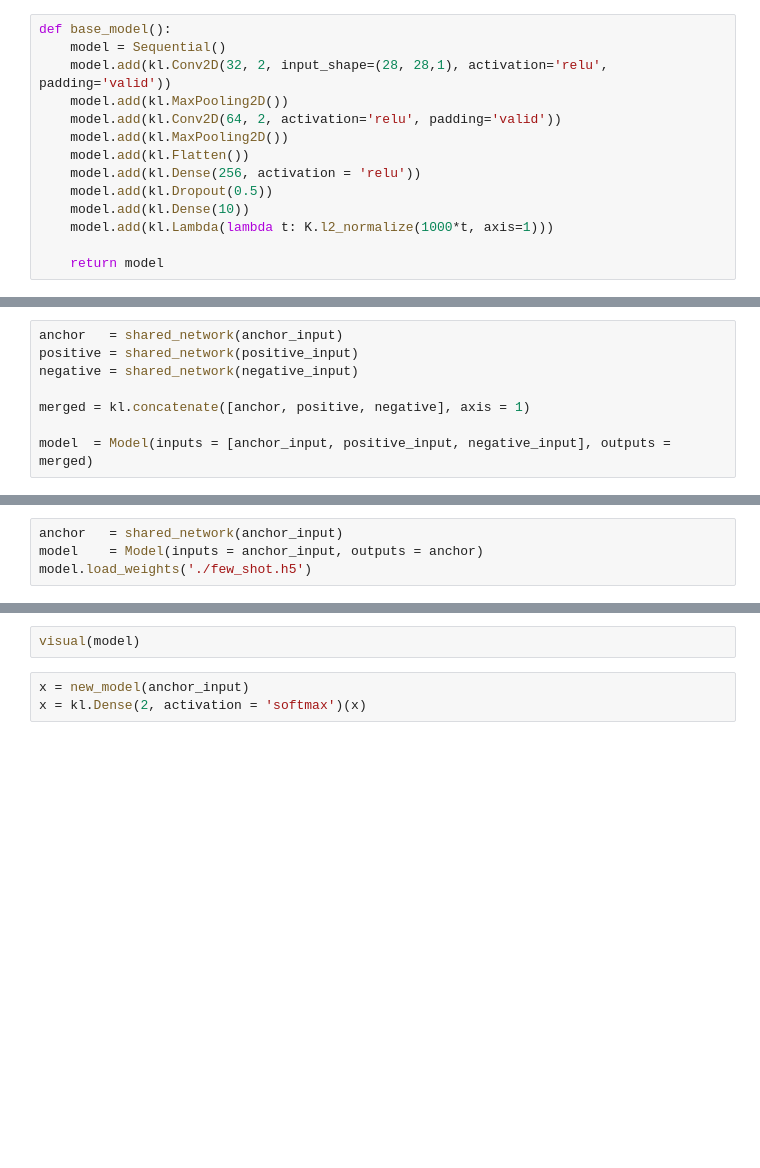
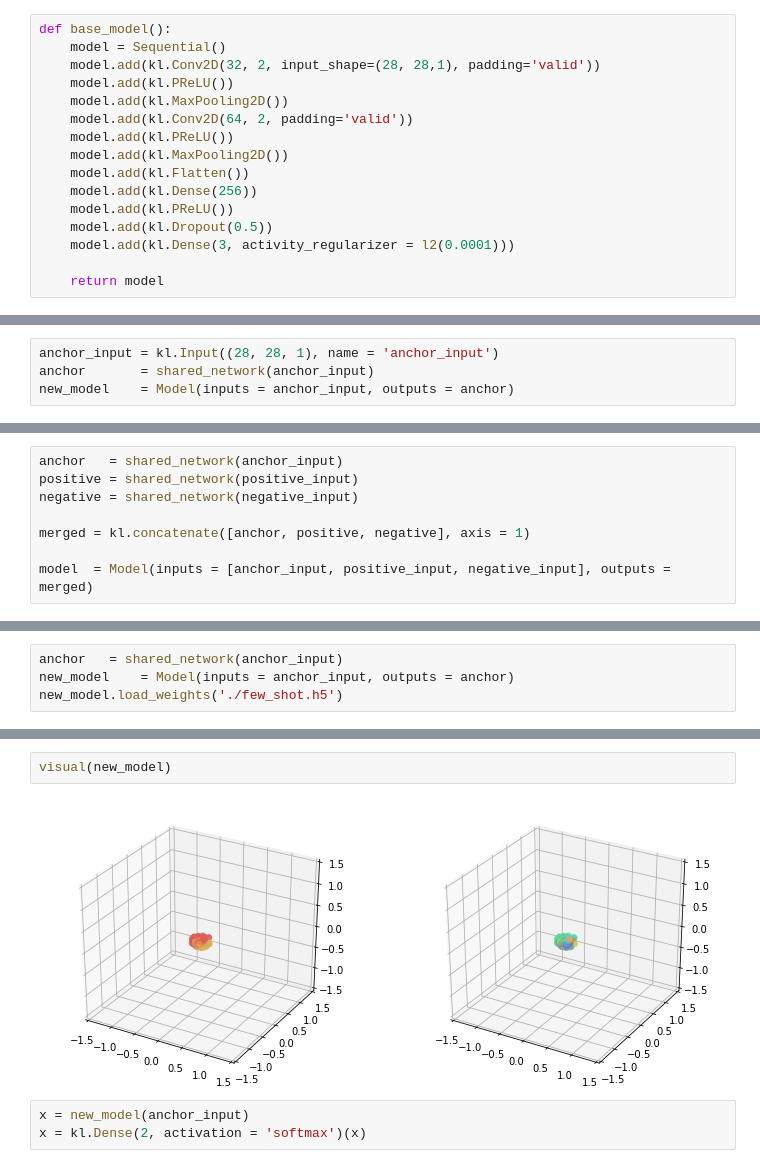
Before and after one commit to Sarapuce/Triplet_loss, a Jupyter notebook: Few shot learning.ipynb, the cells around one changed output, grey strips where cells are left out. Saved outputs shown, nothing was run; the diff lists cells and outputs as text; blank space fills up the shorter version.

Commit message:
Model still collapsing going to pytorch

```diff
--- a/Few shot learning.ipynb
+++ b/Few shot learning.ipynb
@@ -204,15 +186,17 @@ negative_input = kl.Input((28, 28, 1), name = 'negative_input')
 # %%
 def base_model():
     model = Sequential()
-    model.add(kl.Conv2D(32, 2, input_shape=(28, 28,1), activation='relu', padding='valid'))
+    model.add(kl.Conv2D(32, 2, input_shape=(28, 28,1), padding='valid'))
+    model.add(kl.PReLU())
     model.add(kl.MaxPooling2D())
-    model.add(kl.Conv2D(64, 2, activation='relu', padding='valid'))
+    model.add(kl.Conv2D(64, 2, padding='valid'))
+    model.add(kl.PReLU())
     model.add(kl.MaxPooling2D())
     model.add(kl.Flatten())
-    model.add(kl.Dense(256, activation = 'relu'))
+    model.add(kl.Dense(256))
+    model.add(kl.PReLU())
     model.add(kl.Dropout(0.5))
-    model.add(kl.Dense(10))
-    model.add(kl.Lambda(lambda t: K.l2_normalize(1000*t, axis=1)))
+    model.add(kl.Dense(3, activity_regularizer = l2(0.0001)))
 
     return model
 # %%
@@ -295,0 +278,4 @@ Use tf.cast instead.
+# %%
+anchor_input = kl.Input((28, 28, 1), name = 'anchor_input')
+anchor       = shared_network(anchor_input)
+new_model    = Model(inputs = anchor_input, outputs = anchor)
@@ -354,4 +359,4 @@ for _ in tqdm(range(epoch)):
 # %%
 anchor   = shared_network(anchor_input)
-model    = Model(inputs = anchor_input, outputs = anchor)
-model.load_weights('./few_shot.h5')
+new_model    = Model(inputs = anchor_input, outputs = anchor)
+new_model.load_weights('./few_shot.h5')
@@ -358,5 +378,7 @@ model.load_weights('./few_shot.h5')
 # %%
-visual(model)
+visual(new_model)
+# %% [output]
+[figure, added]
 # %%
 x = new_model(anchor_input)
 x = kl.Dense(2, activation = 'softmax')(x)
```
Also changed, not shown: parts of 14 cells of this notebook, 1 other file.
